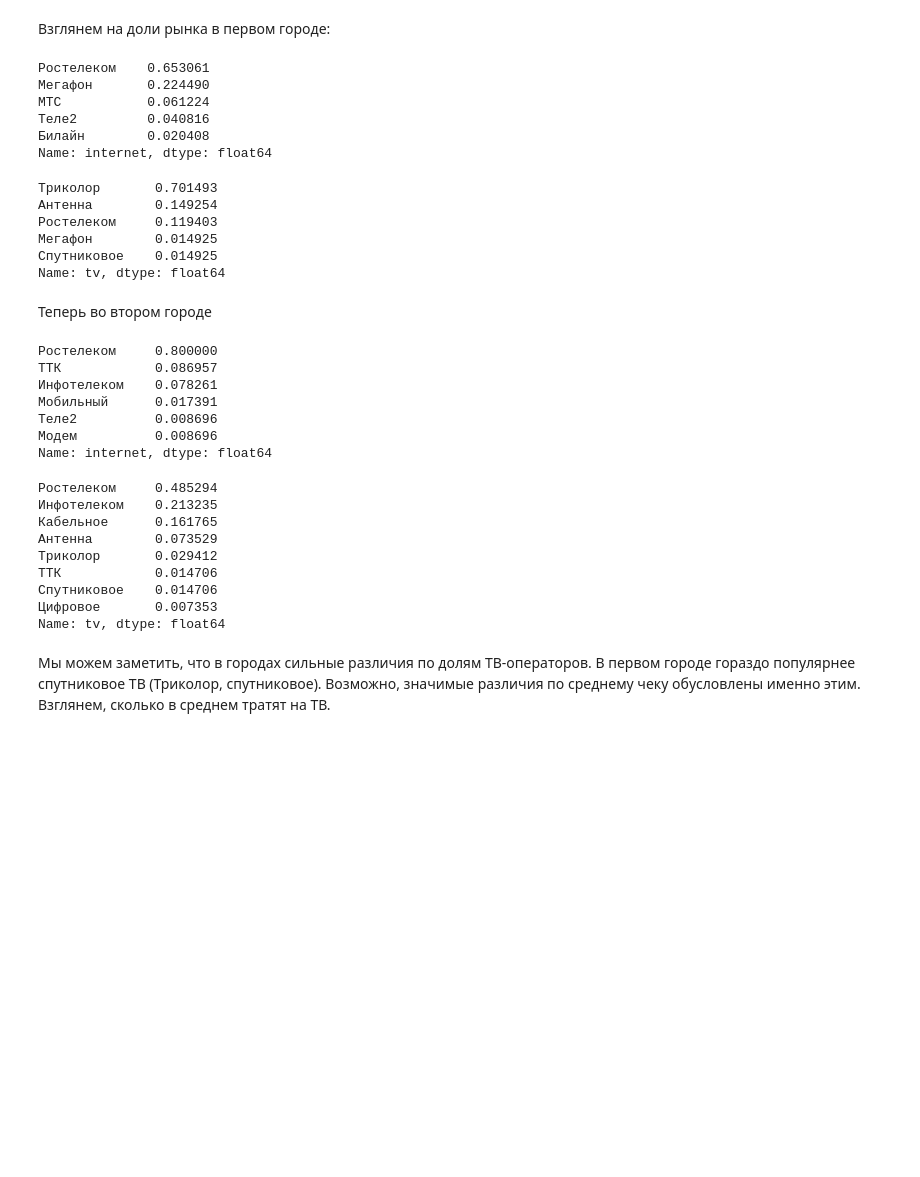
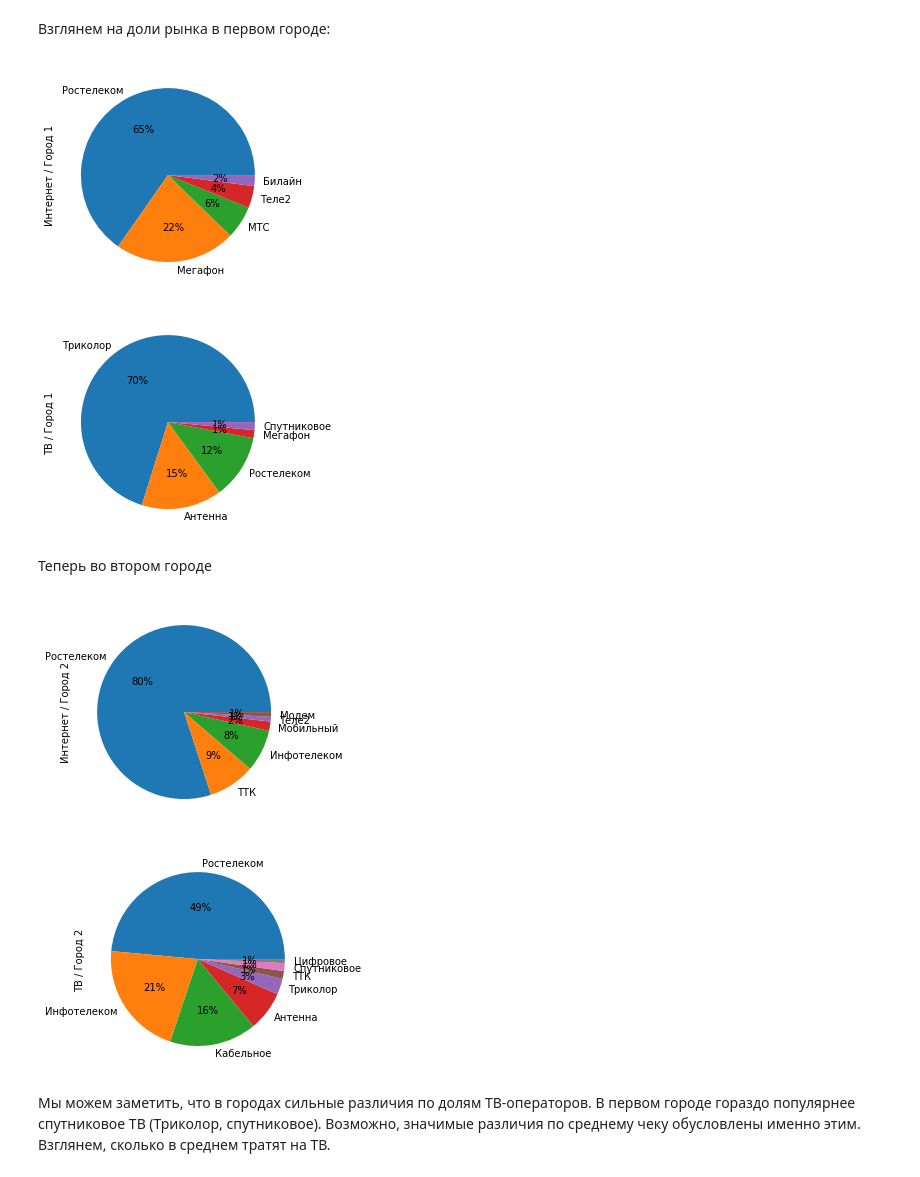
Before and after one commit to etovityusha/practice, a Jupyter notebook: citilink/citilink.ipynb, the cells around one changed output. Cells and saved outputs as stored; diff of their text form; code cells hidden in the pictures; blank space fills up the shorter version.

```diff
--- a/citilink/citilink.ipynb
+++ b/citilink/citilink.ipynb
@@ -96,47 +99,25 @@ p-value позволяет утверждать, что различия зна
 # %% [markdown]
 Взглянем на доли рынка в первом городе:
 # %%
-df[df['city'] == 'Город 1']['internet'].value_counts(normalize=True)
+df[df['city'] == 'Город 1']['internet'].value_counts(normalize=True).plot(kind='pie',
+                                                            autopct='%1.0f%%', label='Интернет / Город 1');
 # %% [output]
-Ростелеком    0.653061
-Мегафон       0.224490
-МТС           0.061224
-Теле2         0.040816
-Билайн        0.020408
-Name: internet, dtype: float64
+[figure, added]
 # %%
-df[df['city'] == 'Город 1']['tv'].value_counts(normalize=True)
+df[df['city'] == 'Город 1']['tv'].value_counts(normalize=True).plot(kind='pie', autopct='%1.0f%%', label='ТВ / Город 1');
 # %% [output]
-Триколор       0.701493
-Антенна        0.149254
-Ростелеком     0.119403
-Мегафон        0.014925
-Спутниковое    0.014925
-Name: tv, dtype: float64
+[figure, added]
 # %% [markdown]
 Теперь во втором городе
 # %%
-df[df['city'] == 'Город 2']['internet'].value_counts(normalize=True)
+df[df['city'] == 'Город 2']['internet'].value_counts(normalize=True).plot(kind='pie', autopct='%1.0f%%',
+                                                                          label='Интернет / Город 2');
 # %% [output]
-Ростелеком     0.800000
-ТТК            0.086957
-Инфотелеком    0.078261
-Мобильный      0.017391
-Теле2          0.008696
-Модем          0.008696
-Name: internet, dtype: float64
+[figure, added]
 # %%
-df[df['city'] == 'Город 2']['tv'].value_counts(normalize=True)
+df[df['city'] == 'Город 2']['tv'].value_counts(normalize=True).plot(kind='pie', autopct='%1.0f%%', label='ТВ / Город 2');
 # %% [output]
-Ростелеком     0.485294
-Инфотелеком    0.213235
-Кабельное      0.161765
-Антенна        0.073529
-Триколор       0.029412
-ТТК            0.014706
-Спутниковое    0.014706
-Цифровое       0.007353
-Name: tv, dtype: float64
+[figure, added]
 # %% [markdown]
 Мы можем заметить, что в городах сильные различия по долям ТВ-операторов. В первом городе гораздо популярнее спутниковое ТВ (Триколор, спутниковое). Возможно, значимые различия по среднему чеку обусловлены именно этим. Взглянем, сколько в среднем тратят на ТВ.
 # %%
```
Also changed, not shown: parts of 2 cells of this notebook.
